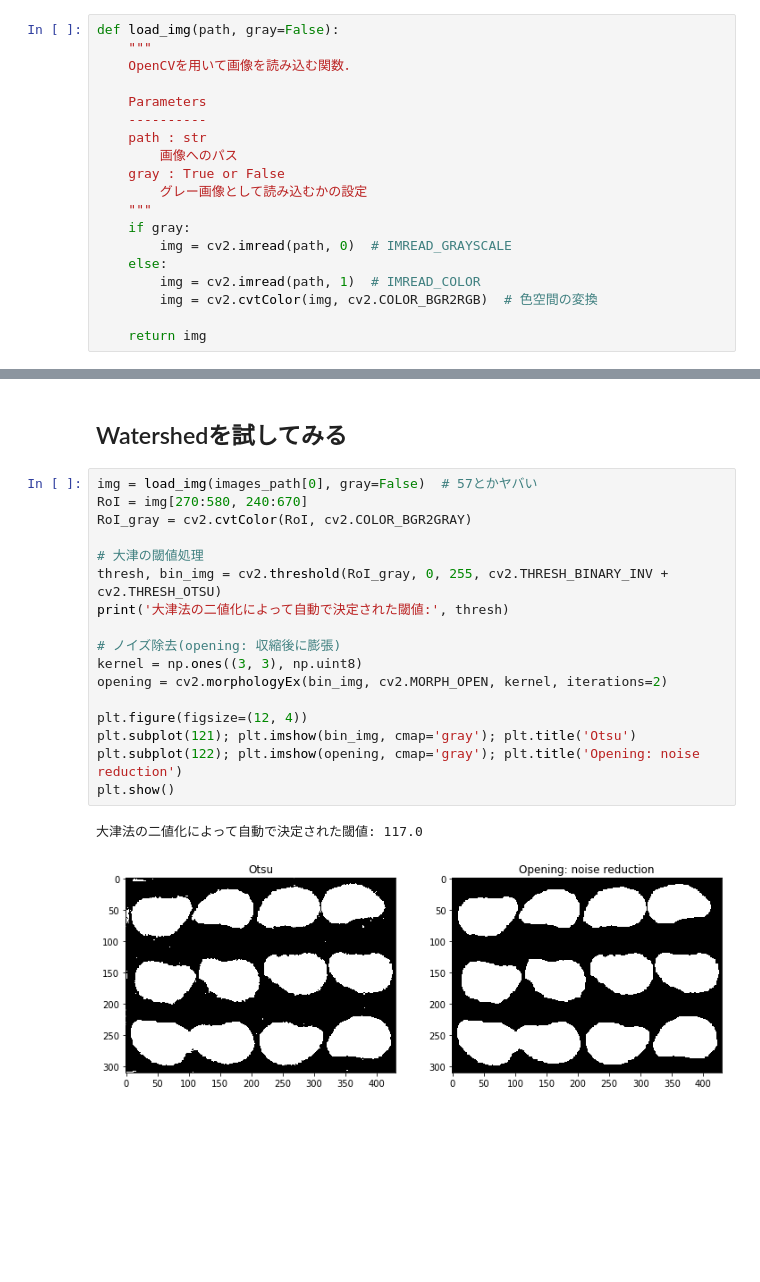
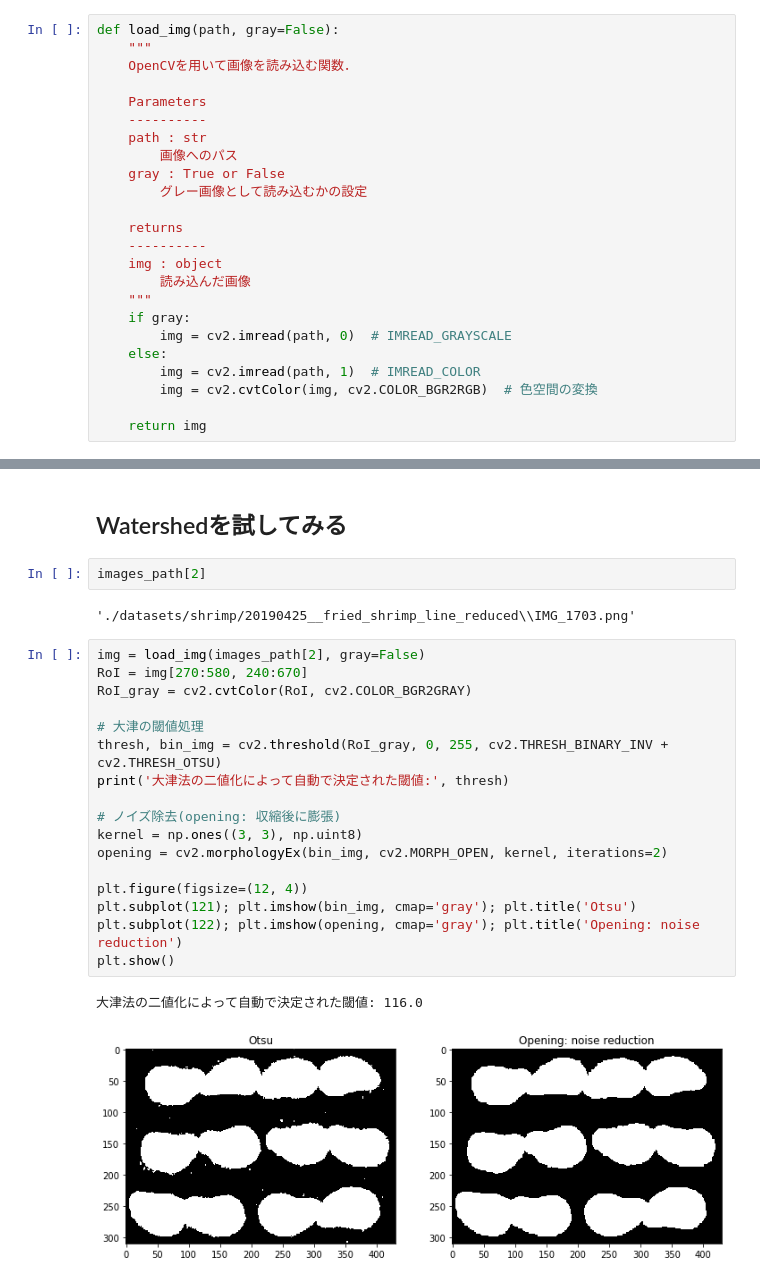
Before and after one commit to kargenk/fried_shrimp_detection, a Jupyter notebook: make_mask.ipynb, the cells around one changed output, grey strips where cells are left out. Cells and saved outputs as stored; diff of their text form; blank space fills up the shorter version.

```diff
--- a/make_mask.ipynb
+++ b/make_mask.ipynb
@@ -22,6 +22,11 @@ def load_img(path, gray=False):
         画像へのパス
     gray : True or False
         グレー画像として読み込むかの設定
+
+    returns
+    ----------
+    img : object
+        読み込んだ画像
     """
     if gray:
         img = cv2.imread(path, 0)  # IMREAD_GRAYSCALE
@@ -104,26 +165,30 @@ plt.show()
 [figure]
 # %% [markdown]
 ## Watershedを試してみる
+# %%
+images_path[2]
+# %% [output]
+'./datasets/shrimp/20190425__fried_shrimp_line_reduced\\IMG_1703.png'
 # %%
-img = load_img(images_path[0], gray=False)  # 57とかヤバい
+img = load_img(images_path[2], gray=False)
 RoI = img[270:580, 240:670]
 RoI_gray = cv2.cvtColor(RoI, cv2.COLOR_BGR2GRAY)
 
 # 大津の閾値処理
 thresh, bin_img = cv2.threshold(RoI_gray, 0, 255, cv2.THRESH_BINARY_INV + cv2.THRESH_OTSU)
 print('大津法の二値化によって自動で決定された閾値:', thresh)
 
 # ノイズ除去(opening: 収縮後に膨張)
 kernel = np.ones((3, 3), np.uint8)
 opening = cv2.morphologyEx(bin_img, cv2.MORPH_OPEN, kernel, iterations=2)
 
 plt.figure(figsize=(12, 4))
 plt.subplot(121); plt.imshow(bin_img, cmap='gray'); plt.title('Otsu')
 plt.subplot(122); plt.imshow(opening, cmap='gray'); plt.title('Opening: noise reduction')
 plt.show()
 # %% [output]
-大津法の二値化によって自動で決定された閾値: 117.0
+大津法の二値化によって自動で決定された閾値: 116.0
-[figure, old version]
+[figure, new version]
 # %%
 # 距離変換を行う(オブジェクトと背景の距離を出す)
 dist_transform = cv2.distanceTransform(opening, cv2.DIST_L2, 5)
```
Also changed, not shown: parts of 10 cells of this notebook.
